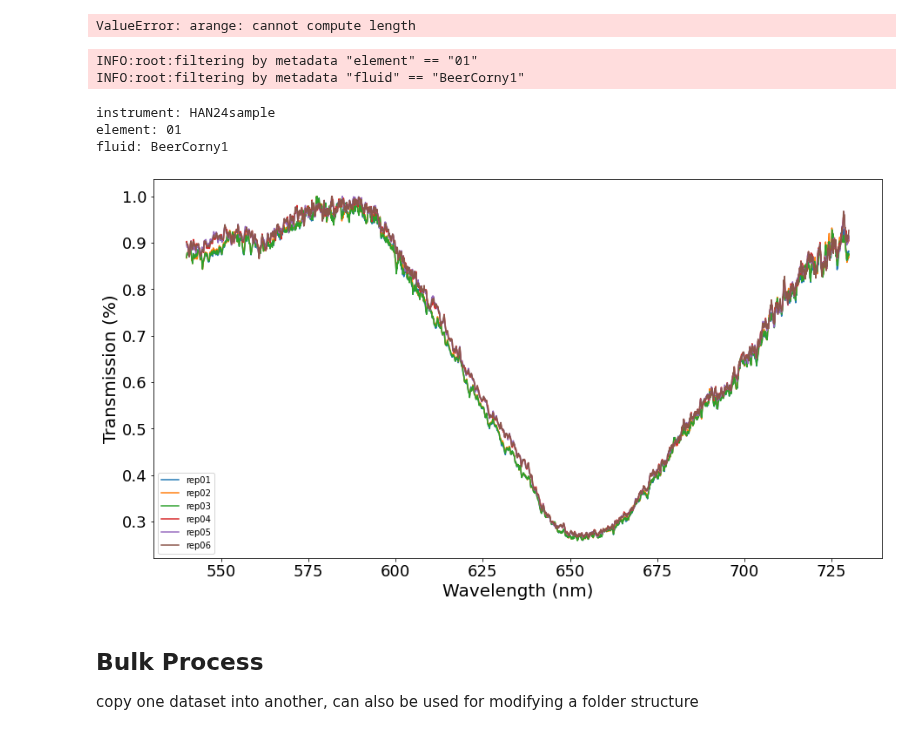
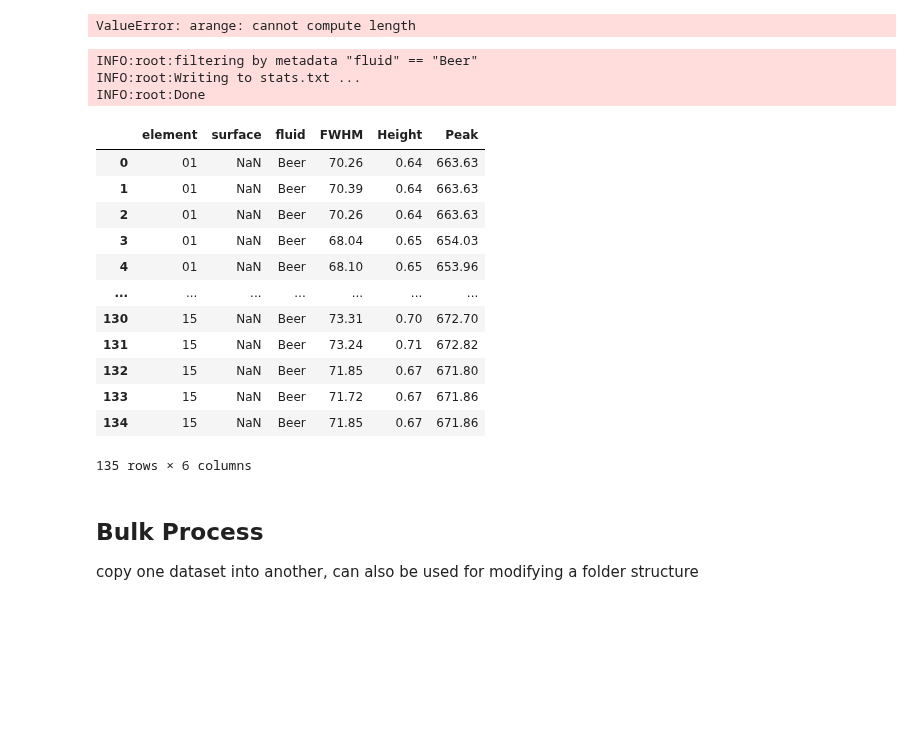
Before and after one commit to calcut/dwt-optical, a Jupyter notebook: csv_import_export.ipynb, the cells around one changed output. Cells and saved outputs as stored; diff of their text form; code cells hidden in the pictures; blank space fills up the shorter version.

```diff
--- a/csv_import_export.ipynb
+++ b/csv_import_export.ipynb
@@ -300,37 +290,53 @@ df
 # %% [output]
 INFO:root:filtering by metadata "sensor" == "DUM01"
 ValueError: arange: cannot compute length
-# %%
-import lib.data_process
-import os
-import pandas as pd
-import lib.csv_helpers as csv
-
-setup = csv.get_default_setup()
-meta_df = csv.read_metadata(setup)
-
-dp = lib.data_process.DataProcessor()
-dp.apply_interpolate = False
-dp.apply_normalise = True
-dp.apply_trim = True
-dp.apply_smooth = False
-
-meta_df = csv.select_from_metadata('element', '01', meta_df)
-meta_df = csv.select_from_metadata('fluid', 'BeerCorny1', meta_df)
-
-merged_df, title = csv.merge_dataframes(setup, meta_df)
-df = dp.process_dataframe(merged_df)
-print(title)
-df
-
-lib.data_process.plot(df)
-# %% [output]
-INFO:root:filtering by metadata "element" == "01"
-INFO:root:filtering by metadata "fluid" == "BeerCorny1"
-instrument: HAN24sample
-element: 01
-fluid: BeerCorny1
-[figure, removed]
+# %%
+import lib.csv_helpers as csv
+import lib.data_process
+import lib.json_setup as json_setup
+
+os.chdir('/Users/calum/spectrometer/')
+
+
+# setup = csv.get_default_setup()
+setup_path = "/Users/calum/spectrometer/setup/HAN24.json"
+setup = json_setup.json_to_dict(setup_path)
+
+meta_df = csv.read_metadata(setup)
+meta_df = csv.select_from_metadata('fluid', 'Beer', meta_df)
+# meta_df = csv.select_from_metadata('element', '02', meta_df)
+
+dp = lib.data_process.DataProcessor()
+dp.apply_normalise = True
+dp.apply_smooth = False
+dp.apply_trim = True
+dp.apply_interpolate = False
+dp.apply_round = True
+
+dp.smooth_points = 1
+dp.wavelength_trim_min = 540
+dp.wavelength_trim_max = 730
+dp.round_decimals = 3
+dp.interpolate_sampling_rate = 1
+
+csv.export_stats(setup, dp, meta_df, outfile='stats.txt')
+# %% [output]
+INFO:root:filtering by metadata "fluid" == "Beer"
+INFO:root:Writing to stats.txt ...
+INFO:root:Done
+|  | element | surface | fluid | FWHM | Height | Peak |
+| 0 | 01 | NaN | Beer | 70.26 | 0.64 | 663.63 |
+| 1 | 01 | NaN | Beer | 70.39 | 0.64 | 663.63 |
+| 2 | 01 | NaN | Beer | 70.26 | 0.64 | 663.63 |
+| 3 | 01 | NaN | Beer | 68.04 | 0.65 | 654.03 |
+| 4 | 01 | NaN | Beer | 68.10 | 0.65 | 653.96 |
+| ... | ... | ... | ... | ... | ... | ... |
+| 130 | 15 | NaN | Beer | 73.31 | 0.70 | 672.70 |
+| 131 | 15 | NaN | Beer | 73.24 | 0.71 | 672.82 |
+| 132 | 15 | NaN | Beer | 71.85 | 0.67 | 671.80 |
+| 133 | 15 | NaN | Beer | 71.72 | 0.67 | 671.86 |
+| 134 | 15 | NaN | Beer | 71.85 | 0.67 | 671.86 |
+135 rows × 6 columns
 # %% [markdown]
 ## Bulk Process
 copy one dataset into another, can also be used for modifying a folder structure
```
Also changed, not shown: parts of 2 cells of this notebook, 2 other files.
